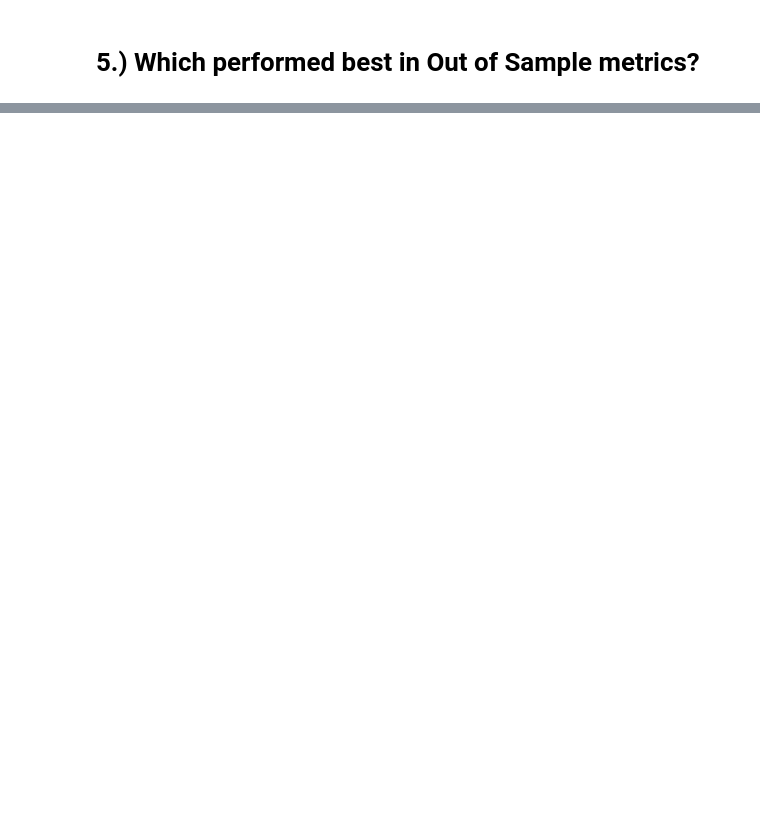
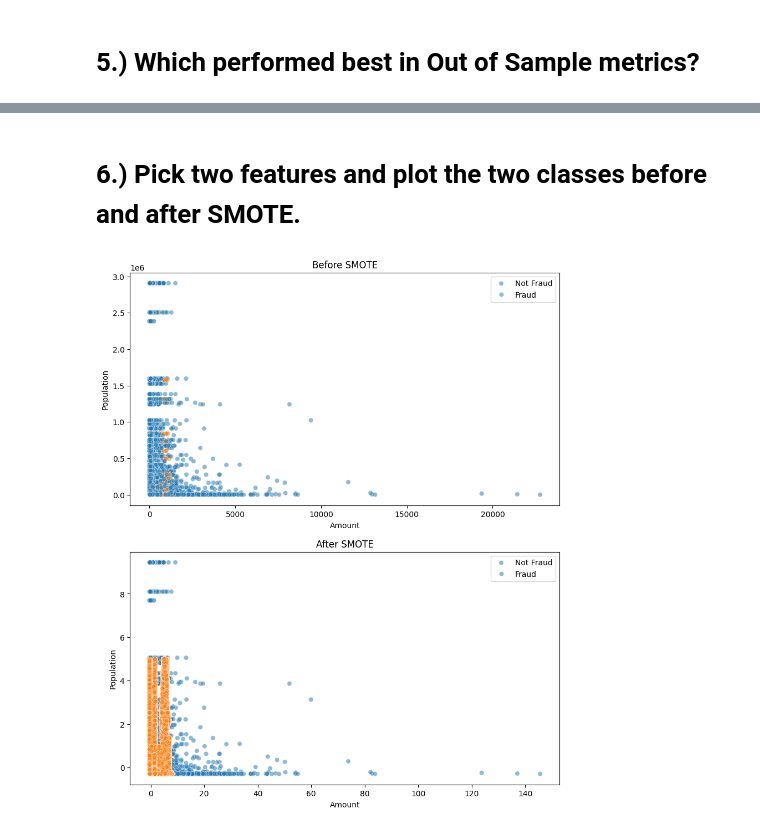
Before and after one commit to m4wnn/ECON441BHW5, a Jupyter notebook: hw5.ipynb, the cells around one changed output, grey strips where cells are left out. Drawn from its saved outputs; the diff is of its cells as text; code cells hidden in the pictures; blank space fills up the shorter version.

```diff
--- a/hw5.ipynb
+++ b/hw5.ipynb
@@ -10,3 +13,3 @@ drive.mount('/content/gdrive/', force_remount = True)
 # %%
-df = pd.read_csv("/content/gdrive/MyDrive/W24ML Code/Data/fraudTest.csv")
+df_select = df.copy()
 # %%
@@ -60,0 +89,9 @@ smote_log = LogisticRegression().fit(smote_X, smote_y)
+# %%
+log_smote = Pipeline(
+    steps=[
+        ('scaler', StandardScaler()),
+        ('balancer', SMOTE()),
+        ('model', LogisticRegression())
+    ]
+)
+log_smote.fit(X_train, y_train)
@@ -97 +211,40 @@ print("SMOTE Sample Sensitivity : ", cm[1,1] /( cm[1,0] + cm[1,1]))
+# %% [markdown]
+# 6.) Pick two features and plot the two classes before and after SMOTE.
+# %%
+X_smote, y_smote = Pipeline(
+    steps=[
+        ('scaler', StandardScaler()),
+        ('balancer', SMOTE())
+    ]
+).fit_resample(X_train, y_train)
+X_smote = pd.DataFrame(X_smote, columns = X_train.columns)
+y_smote = pd.Series(y_smote, name = 'is_fraud')
+# %%
+fig, ax = plt.subplots(2, 1, figsize=(10, 12))
+sns.scatterplot(
+    data=pd.concat([X_train, y_train], axis = 1),
+    x='amt',
+    y='city_pop',
+    hue='is_fraud',
+    alpha=0.5,
+    ax=ax[0]
+)
+ax[0].set_title('Before SMOTE')
+sns.scatterplot(
+    data=pd.concat([X_smote, y_smote], axis = 1),
+    x='amt',
+    y='city_pop',
+    hue='is_fraud',
+    alpha=0.5,
+    ax=ax[1]
+)
+ax[1].set_title('After SMOTE')
+
+for a in ax:
+    a.set_xlabel('Amount')
+    a.set_ylabel('Population')
+    a.legend(['Not Fraud', 'Fraud'])
+plt.show()
+# %% [output]
+[figure, added]
 # %% [markdown]
```
Also changed, not shown: parts of 49 cells of this notebook, 3 other files.
